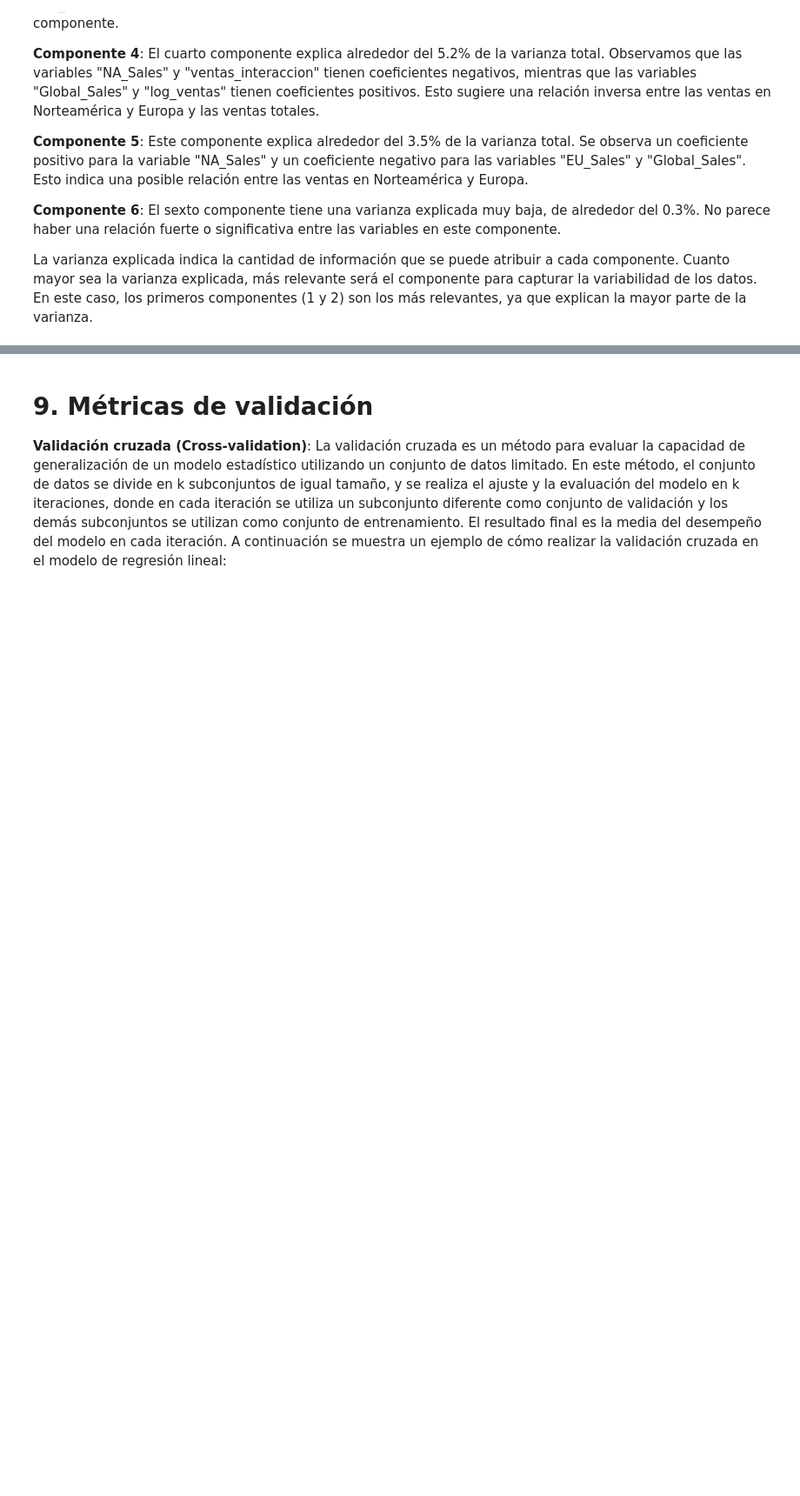
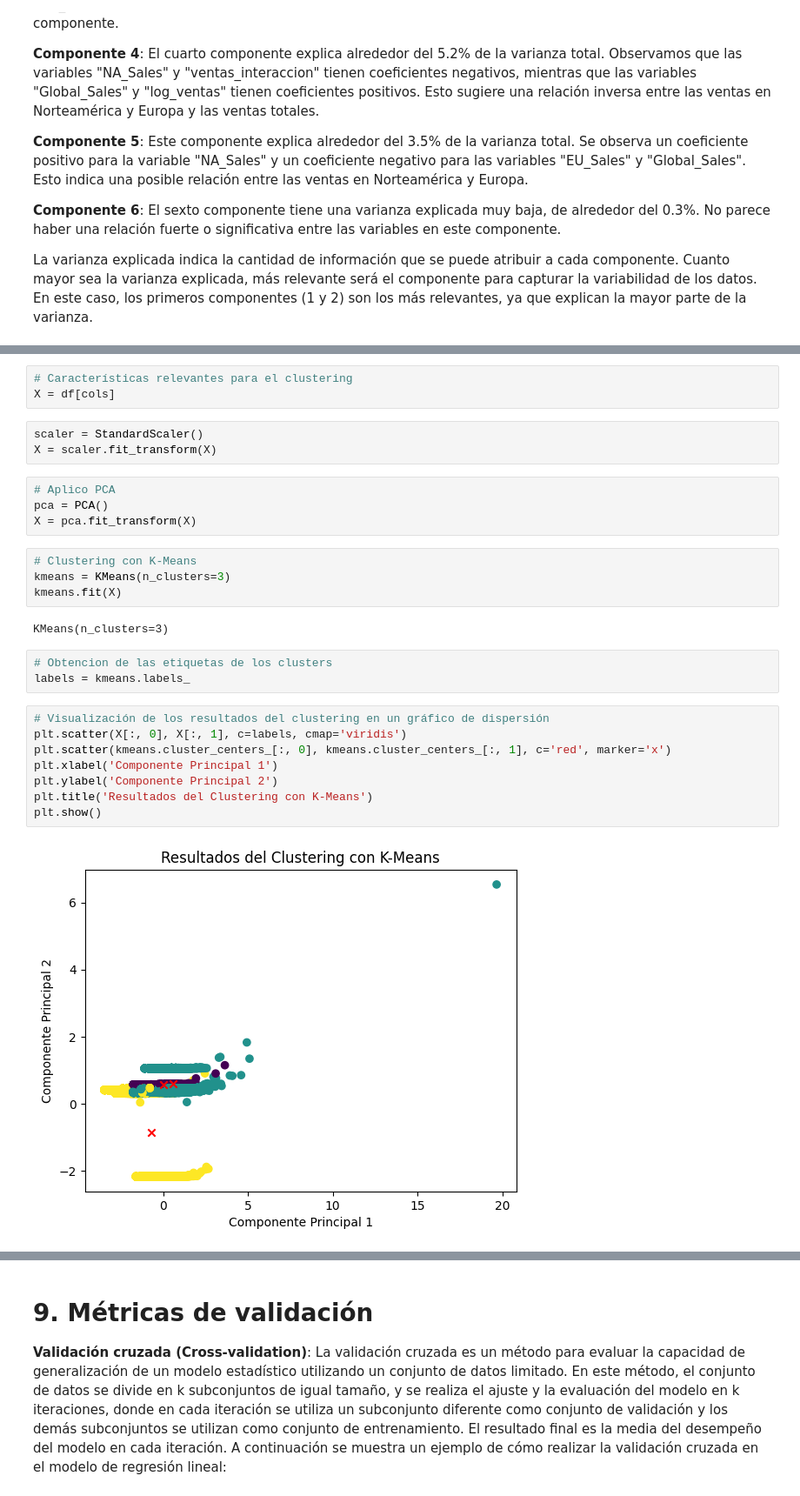
Before and after one commit to LucasNowicki11/Data-Science, a Jupyter notebook: Desafio_FeatureSelection_Nowicki_Lucas.ipynb, the cells around one changed output, grey strips where cells are left out. Shown at 87% size. Cells and saved outputs as stored; diff of their text form; blank space fills up the shorter version.

```diff
--- a/Desafio_FeatureSelection_Nowicki_Lucas.ipynb
+++ b/Desafio_FeatureSelection_Nowicki_Lucas.ipynb
@@ -723,0 +734,29 @@ La varianza explicada indica la cantidad de información que se puede atribuir a
+# %%
+# Características relevantes para el clustering
+X = df[cols]
+# %%
+scaler = StandardScaler()
+X = scaler.fit_transform(X)
+# %%
+# Aplico PCA
+pca = PCA()
+X = pca.fit_transform(X)
+# %%
+# Clustering con K-Means
+kmeans = KMeans(n_clusters=3)
+kmeans.fit(X)
+# %% [output]
+KMeans(n_clusters=3)
+# %%
+# Obtencion de las etiquetas de los clusters
+labels = kmeans.labels_
+# %%
+# Visualización de los resultados del clustering en un gráfico de dispersión
+plt.scatter(X[:, 0], X[:, 1], c=labels, cmap='viridis')
+plt.scatter(kmeans.cluster_centers_[:, 0], kmeans.cluster_centers_[:, 1], c='red', marker='x')
+plt.xlabel('Componente Principal 1')
+plt.ylabel('Componente Principal 2')
+plt.title('Resultados del Clustering con K-Means')
+plt.show()
+# %% [output]
+[figure, added]
```
Also changed, not shown: parts of 7 cells of this notebook.
